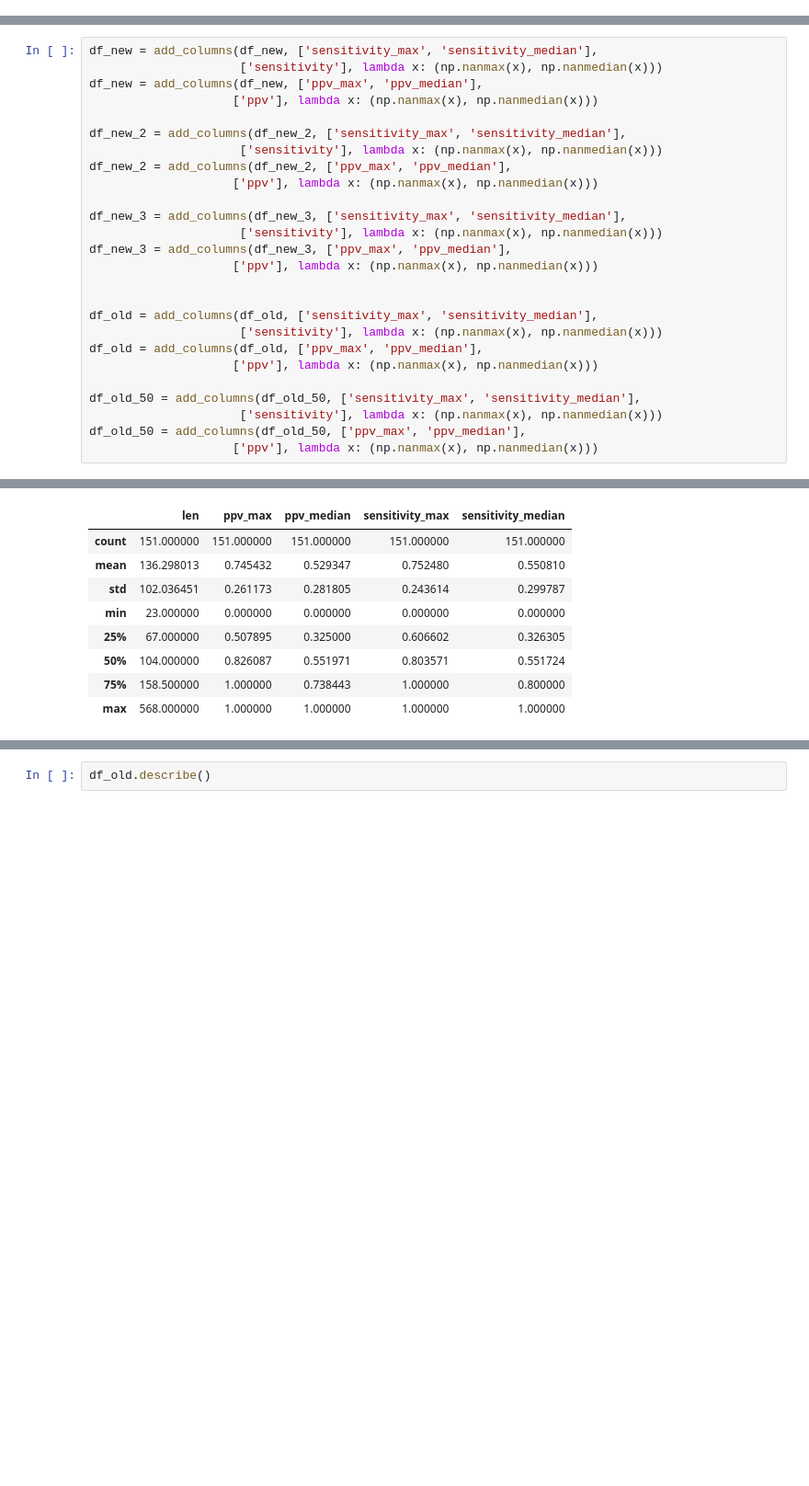
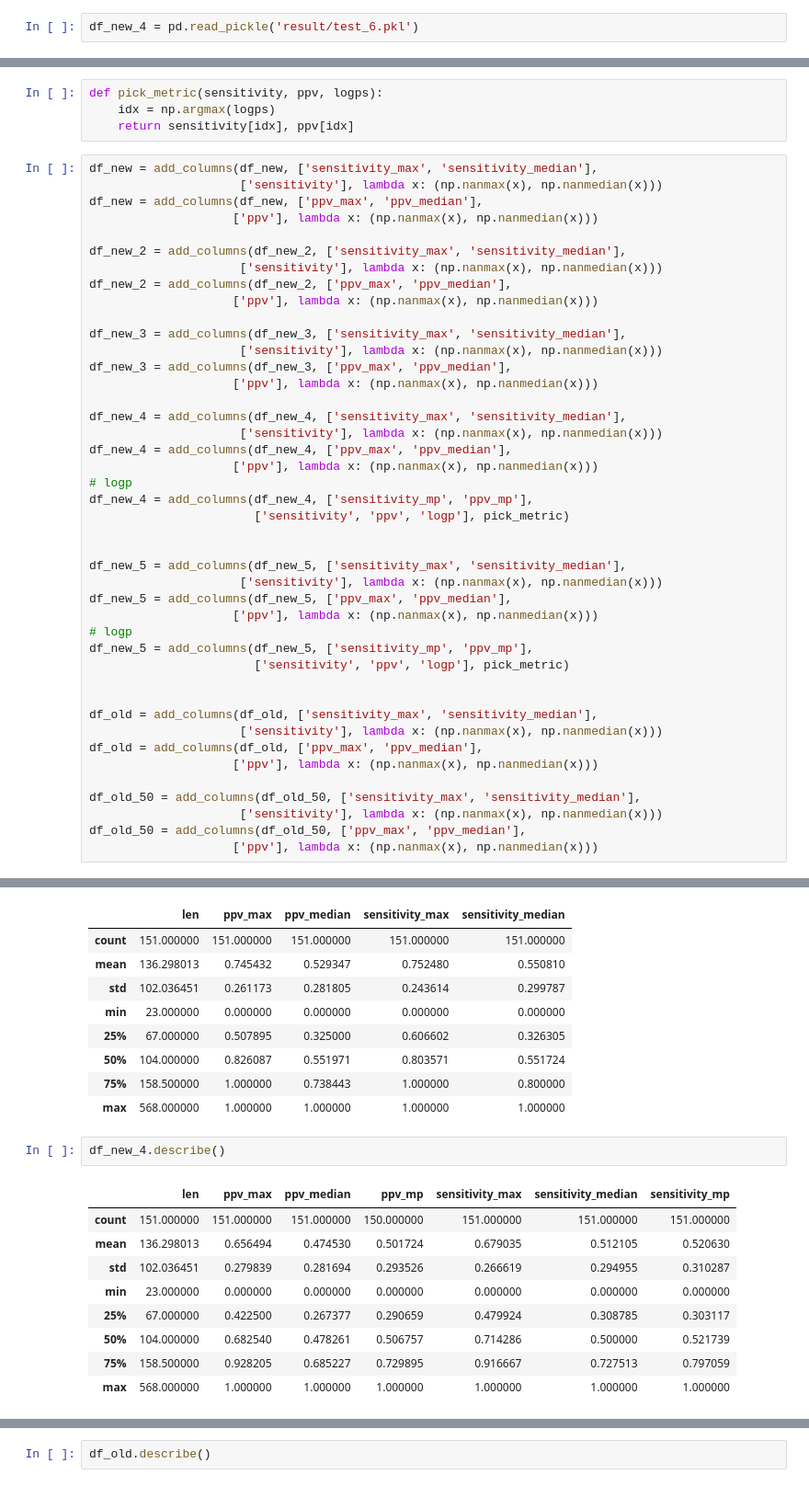
Before and after one commit to PSI-Lab/alice-sandbox, a Jupyter notebook: rna_ss/eval/rnafold_mini_data_2d_ar_2/check result.ipynb, the cells around one changed output, grey strips where cells are left out. Shown at 92% size. Cells and saved outputs as stored; diff of their text form; blank space fills up the shorter version.

Commit message:
add logp

```diff
--- a/rna_ss/eval/rnafold_mini_data_2d_ar_2/check result.ipynb
+++ b/rna_ss/eval/rnafold_mini_data_2d_ar_2/check result.ipynb
@@ -8,3 +8,5 @@ df_new = pd.read_pickle('result/test.pkl')
 df_new_2 = pd.read_pickle('result/test_4.pkl')
 # %%
 df_new_3 = pd.read_pickle('result/test_5.pkl')
+# %%
+df_new_4 = pd.read_pickle('result/test_6.pkl')
@@ -12,6 +16,10 @@ df_new_3 = pd.read_pickle('result/test_5.pkl')
 df_old = pd.read_pickle('result/test_2.pkl')
 # %%
 df_old_50 = pd.read_pickle('result/test_3.pkl')
+# %%
+def pick_metric(sensitivity, ppv, logps):
+    idx = np.argmax(logps)
+    return sensitivity[idx], ppv[idx]
 # %%
 df_new = add_columns(df_new, ['sensitivity_max', 'sensitivity_median'],
                      ['sensitivity'], lambda x: (np.nanmax(x), np.nanmedian(x)))
@@ -28,6 +36,23 @@ df_new_3 = add_columns(df_new_3, ['sensitivity_max', 'sensitivity_median'],
 df_new_3 = add_columns(df_new_3, ['ppv_max', 'ppv_median'],
                     ['ppv'], lambda x: (np.nanmax(x), np.nanmedian(x)))
 
+df_new_4 = add_columns(df_new_4, ['sensitivity_max', 'sensitivity_median'],
+                     ['sensitivity'], lambda x: (np.nanmax(x), np.nanmedian(x)))
+df_new_4 = add_columns(df_new_4, ['ppv_max', 'ppv_median'],
+                    ['ppv'], lambda x: (np.nanmax(x), np.nanmedian(x)))
+# logp
+df_new_4 = add_columns(df_new_4, ['sensitivity_mp', 'ppv_mp'],
+                       ['sensitivity', 'ppv', 'logp'], pick_metric)
+
+
+df_new_5 = add_columns(df_new_5, ['sensitivity_max', 'sensitivity_median'],
+                     ['sensitivity'], lambda x: (np.nanmax(x), np.nanmedian(x)))
+df_new_5 = add_columns(df_new_5, ['ppv_max', 'ppv_median'],
+                    ['ppv'], lambda x: (np.nanmax(x), np.nanmedian(x)))
+# logp
+df_new_5 = add_columns(df_new_5, ['sensitivity_mp', 'ppv_mp'],
+                       ['sensitivity', 'ppv', 'logp'], pick_metric)
+
 
 df_old = add_columns(df_old, ['sensitivity_max', 'sensitivity_median'],
                      ['sensitivity'], lambda x: (np.nanmax(x), np.nanmedian(x)))
@@ -85,3 +113,15 @@ df_new_3.describe()
 | 50% | 104.000000 | 0.826087 | 0.551971 | 0.803571 | 0.551724 |
 | 75% | 158.500000 | 1.000000 | 0.738443 | 1.000000 | 0.800000 |
 | max | 568.000000 | 1.000000 | 1.000000 | 1.000000 | 1.000000 |
+# %%
+df_new_4.describe()
+# %% [output]
+|  | len | ppv_max | ppv_median | ppv_mp | sensitivity_max | sensitivity_median | sensitivity_mp |
+| count | 151.000000 | 151.000000 | 151.000000 | 150.000000 | 151.000000 | 151.000000 | 151.000000 |
+| mean | 136.298013 | 0.656494 | 0.474530 | 0.501724 | 0.679035 | 0.512105 | 0.520630 |
+| std | 102.036451 | 0.279839 | 0.281694 | 0.293526 | 0.266619 | 0.294955 | 0.310287 |
+| min | 23.000000 | 0.000000 | 0.000000 | 0.000000 | 0.000000 | 0.000000 | 0.000000 |
+| 25% | 67.000000 | 0.422500 | 0.267377 | 0.290659 | 0.479924 | 0.308785 | 0.303117 |
+| 50% | 104.000000 | 0.682540 | 0.478261 | 0.506757 | 0.714286 | 0.500000 | 0.521739 |
+| 75% | 158.500000 | 0.928205 | 0.685227 | 0.729895 | 0.916667 | 0.727513 | 0.797059 |
+| max | 568.000000 | 1.000000 | 1.000000 | 1.000000 | 1.000000 | 1.000000 | 1.000000 |
```
Also changed, not shown: parts of 3 cells of this notebook, 1 other file.
